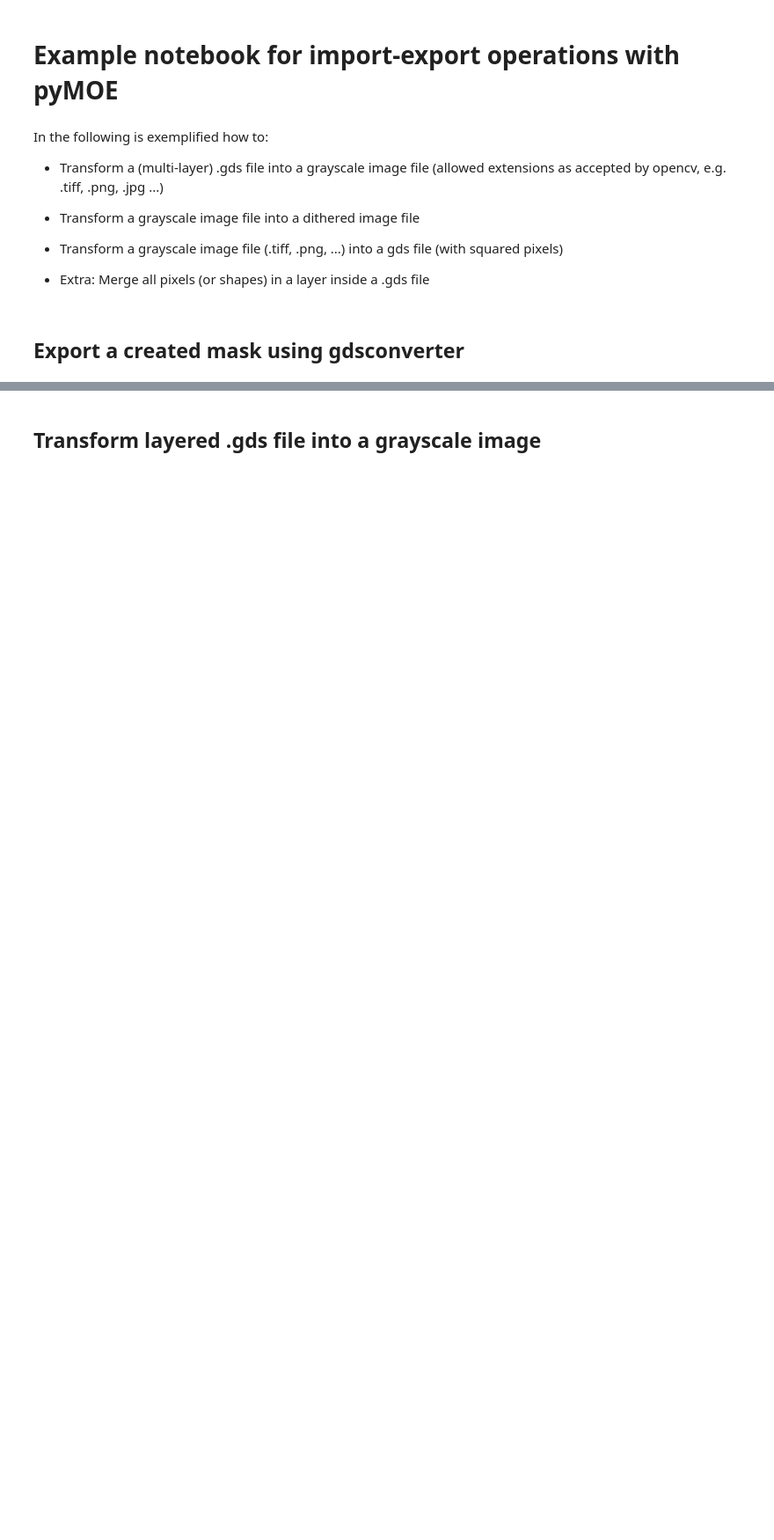
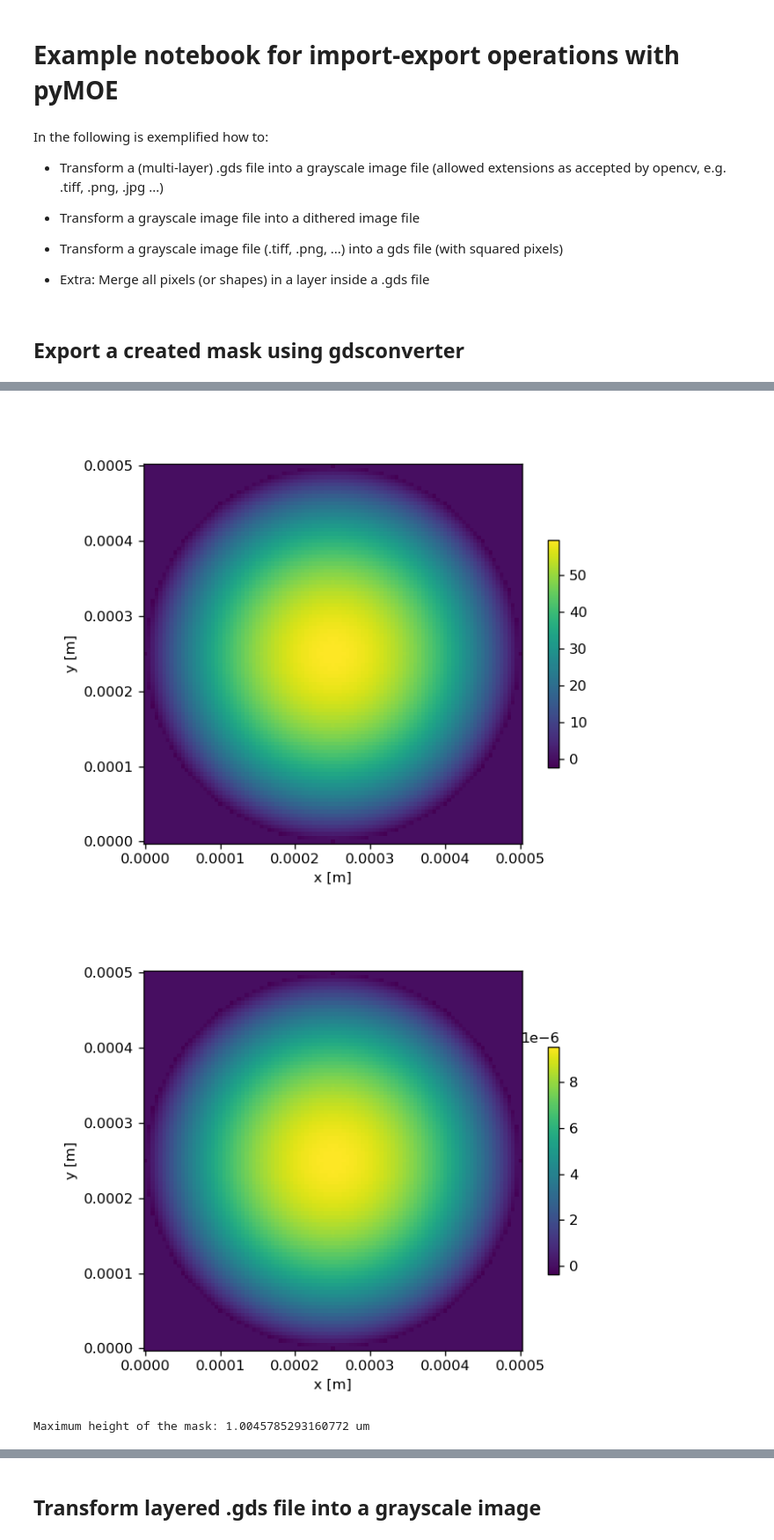
Before and after one commit to INLnano/pyMOE, a Jupyter notebook: notebooks/3 - Import_export/Import_export.ipynb, the cells around one changed output, grey strips where cells are left out. Shown at 88% size. Saved outputs shown, nothing was run; the diff lists cells and outputs as text; code cells hidden in the pictures; blank space fills up the shorter version.

```diff
--- a/notebooks/3 - Import_export/Import_export.ipynb
+++ b/notebooks/3 - Import_export/Import_export.ipynb
@@ -63,0 +64,27 @@ moe.plotting.plot_aperture(mask )
+# %%
+
+# Unwraps the phase and plots the aperture
+mask.phase_unwrap()
+moe.plotting.plot_aperture(mask)
+
+# Converts the phase to height
+mask.phase2height(wavelength, refractive_index_633)
+
+moe.plotting.plot_aperture(mask)
+
+# define the maximum height of the mask
+
+height_2pi = moe.sag.phase2height(2*np.pi, wavelength, refractive_index_633)
+
+print(f"Maximum height of the mask: {height_2pi/micro} um")
+
+mask.modulos(height_2pi, normalize_to_max=True)
+moe.plotting.plot_aperture(mask)
+
+print("Discretizing mask to number of gray levels: ", n)
+mask.discretize(n)
+moe.plotting.plot_aperture(mask)
+# %% [output]
+[figure, added]
+[figure, added]
+Maximum height of the mask: 1.0045785293160772 um
```
Also changed, not shown: parts of 13 cells of this notebook, 2 other files.
